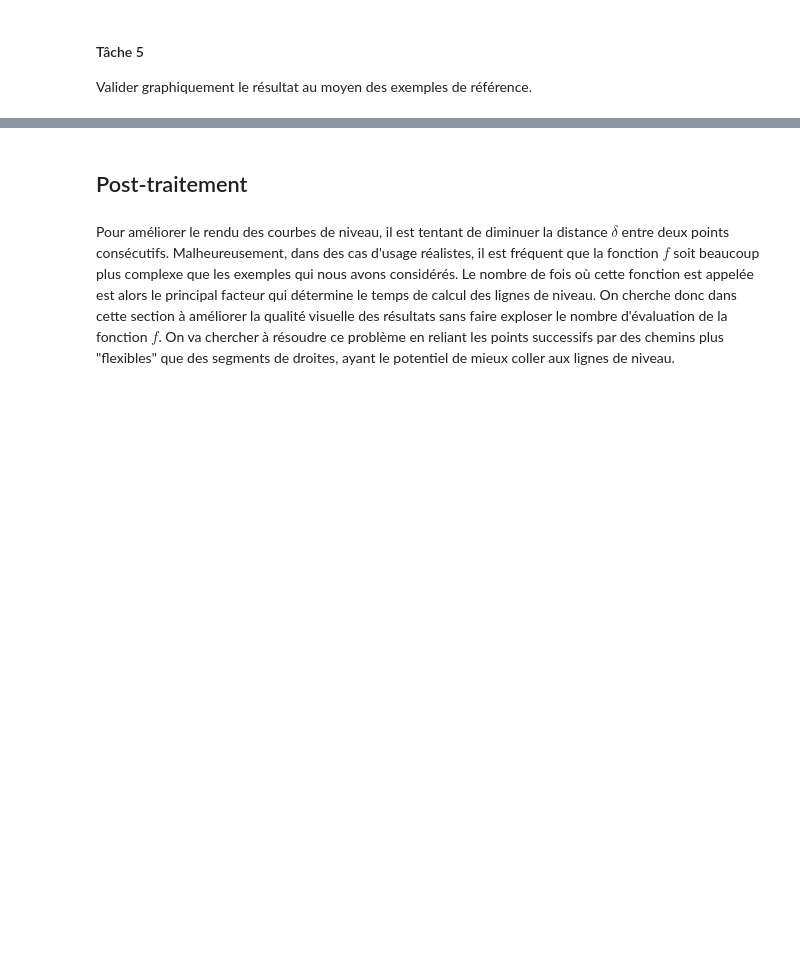
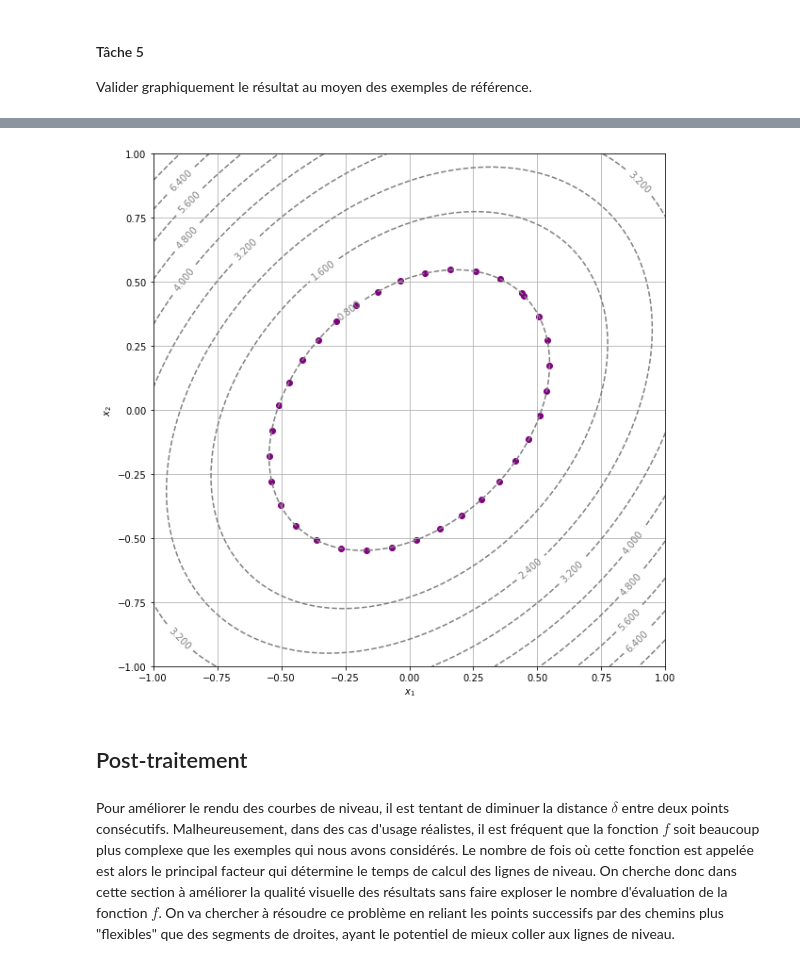
Before and after one commit to Narflin/projet_numerique, a Jupyter notebook: Courbes de niveau - Enoncé.ipynb, the cells around one changed output, grey strips where cells are left out. Saved outputs shown, nothing was run; the diff lists cells and outputs as text; code cells hidden in the pictures; blank space fills up the shorter version.

```diff
--- a/Courbes de niveau - Enoncé.ipynb
+++ b/Courbes de niveau - Enoncé.ipynb
@@ -390,3 +458,15 @@ Valider graphiquement le résultat au moyen des exemples de référence.
+# %%
+F1 = lambda a, b : np.array( [ f1(a,b) - 0.8, a-b] )
+x,y = Newton(F1,0.8,0.8)
+XY = level_curve2(f1,x,y, N = 500)
+X0=np.linspace(-1.0, 1.0, 100)
+Y0=np.linspace(-1.0, 1.0, 100)
+
+display_contour(f1, X0, Y0, levels=10) # 10 levels, automatically selected
+
+plt.scatter(XY[0,::],XY[1,::],c='purple');
+# %% [output]
+[figure, added]
 # %% [markdown]
 ## Post-traitement
 # %% [markdown]
```
Also changed, not shown: parts of 6 cells of this notebook.
